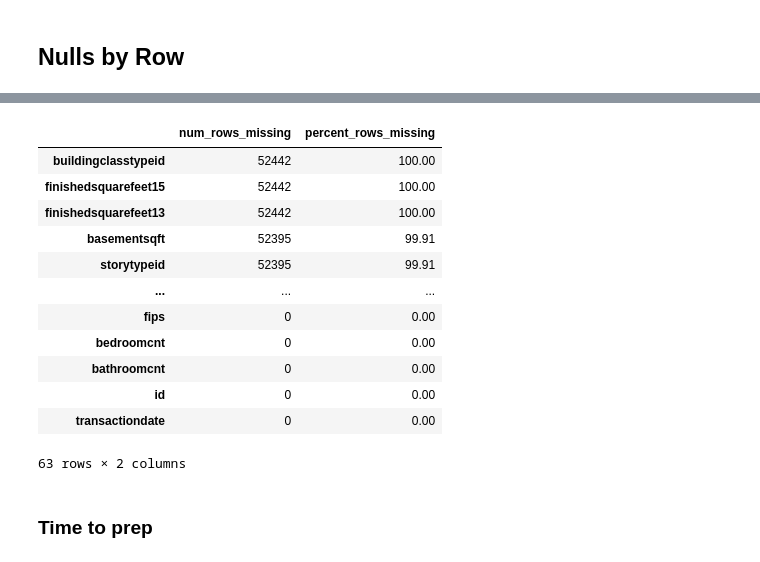
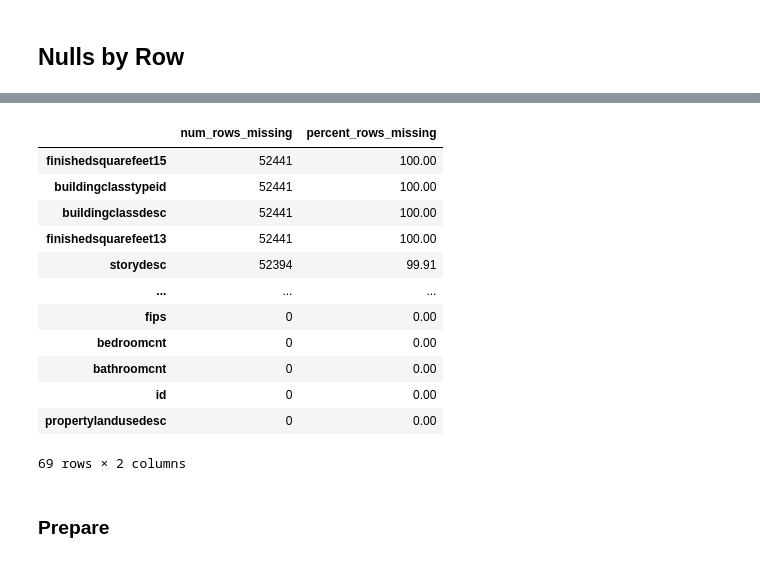
Before and after one commit to cristinalucin/clustering-exercises, a Jupyter notebook: zillow.ipynb, the cells around one changed output, grey strips where cells are left out. Saved outputs shown, nothing was run; the diff lists cells and outputs as text; code cells hidden in the pictures.

```diff
--- a/zillow.ipynb
+++ b/zillow.ipynb
@@ -72,0 +93,2 @@ df.describe()
+# %%
+df = w.acquire_zillow()
@@ -204,18 +358,18 @@ def nulls_by_col(df):
     cols_missing = pd.DataFrame({'num_rows_missing': num_missing, 'percent_rows_missing' : percent_missing})
     return cols_missing.sort_values(by='num_rows_missing', ascending=False)
 # %%
-nulls_by_col(df)
+w.nulls_by_col(df)
 # %% [output]
 |  | num_rows_missing | percent_rows_missing |
-| buildingclasstypeid | 52442 | 100.00 |
-| finishedsquarefeet15 | 52442 | 100.00 |
-| finishedsquarefeet13 | 52442 | 100.00 |
-| basementsqft | 52395 | 99.91 |
-| storytypeid | 52395 | 99.91 |
+| finishedsquarefeet15 | 52441 | 100.00 |
+| buildingclasstypeid | 52441 | 100.00 |
+| buildingclassdesc | 52441 | 100.00 |
+| finishedsquarefeet13 | 52441 | 100.00 |
+| storydesc | 52394 | 99.91 |
 | ... | ... | ... |
 | fips | 0 | 0.00 |
 | bedroomcnt | 0 | 0.00 |
 | bathroomcnt | 0 | 0.00 |
 | id | 0 | 0.00 |
-| transactiondate | 0 | 0.00 |
+| propertylandusedesc | 0 | 0.00 |
-63 rows × 2 columns
+69 rows × 2 columns
@@ -233,2 +379,2 @@ def summarize(df):
 # %% [markdown]
-### Time to prep
+### Prepare
```
Also changed, not shown: parts of 52 cells of this notebook, 2 other files.
